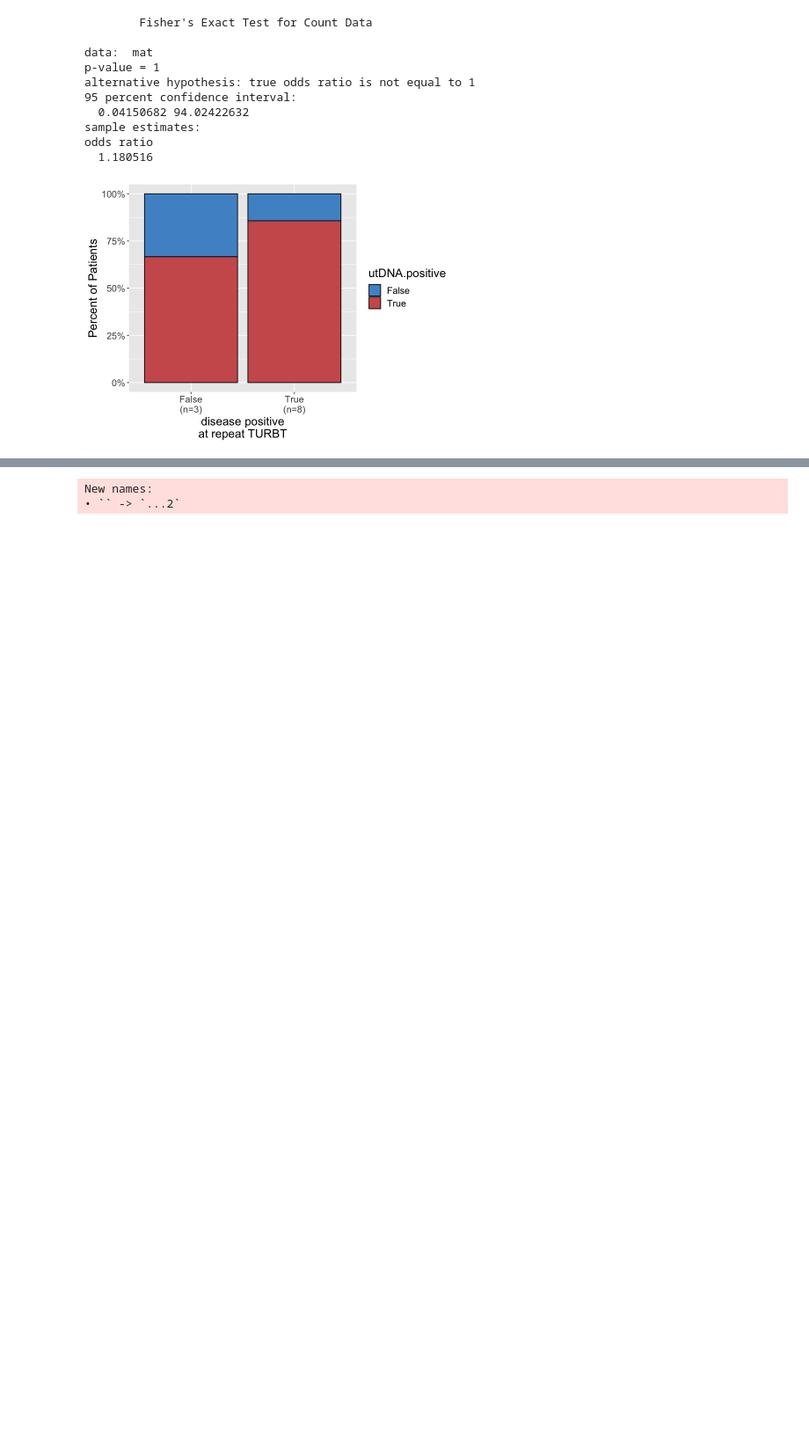
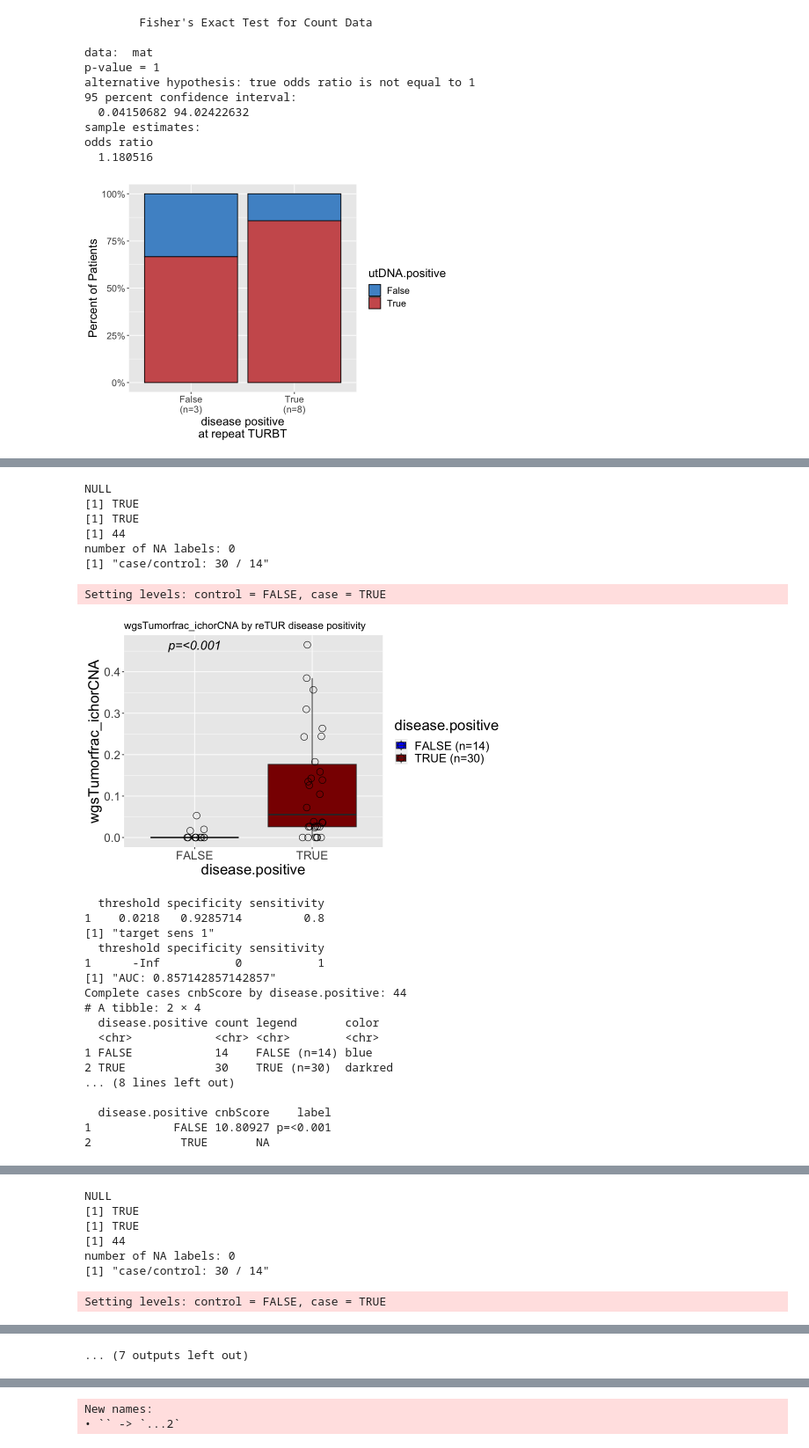
Before and after one commit to billiegould/R-functions-for-stats-and-plotting, a Jupyter notebook: notebooks/NMIBC_MRD_analysis.ipynb, the cells around one changed output, grey strips where cells are left out. Shown at 88% size. Saved outputs shown, nothing was run; the diff lists cells and outputs as text; code cells hidden in the pictures; blank space fills up the shorter version.

Commit message:
new notebooks and personal function updates Oct 6 2023

```diff
--- a/notebooks/NMIBC_MRD_analysis.ipynb
+++ b/notebooks/NMIBC_MRD_analysis.ipynb
@@ -733,0 +699,7 @@ A data.frame: 10 × 2
+# %%
+df_urine_lpwgs_pre = df_lpwgs_all %>% filter(StudyVisit=="Pre-Repeat TURBT", SampleType=="Urine")
+nrow(df_urine_pre) # 44
+# df = df_urine_pre %>%
+#     select(PatientID, StudyVisit, disease.positive, wgsTumorfrac_ichorCNA) %>% arrange(PatientID)
+# write.csv(df, "./pre_repeat_urine_WGS_TF_list.csv", row.names=F)
+source("~/Desktop/puffin/R/helper_functions.R")
@@ -733,0 +730,11 @@ A data.frame: 10 × 2
+# %%
+# correlation of LPWGS with disease positivity and prediction AUCs
+for (stat in c('wgsTumorfrac_ichorCNA', 'cnbScore', 'wgsTumorfrac_EM')){
+    options(repr.plot.width=8, repr.plot.height=5)
+    g <- quick_boxplot(df_urine_lpwgs_pre, x="disease.positive",y=stat, colors=c("FALSE"="blue","TRUE"="darkred"),
+                       log.axes = FALSE, plot.title = glue("{stat} by reTUR disease positivity"))
+    show(g)
+    get_sens_spec(df_urine_lpwgs_pre, "disease.positive", stat,
+                  target_sens=1.0, title=glue("Predict disease positivity by {stat}"))
+}
+# %% [output]
@@ -733,0 +761,25 @@ A data.frame: 10 × 2
+NULL
+[1] TRUE
+[1] TRUE
+[1] 44
+number of NA labels: 0
+[1] "case/control: 30 / 14"
+Setting levels: control = FALSE, case = TRUE
+[figure, added]
+  threshold specificity sensitivity
+1    0.0218   0.9285714         0.8
+[1] "target sens 1"
+  threshold specificity sensitivity
+1      -Inf           0           1
+[1] "AUC: 0.857142857142857"
+Complete cases cnbScore by disease.positive: 44
+# A tibble: 2 × 4
+  disease.positive count legend       color
+  <chr>            <chr> <chr>        <chr>
+1 FALSE            14    FALSE (n=14) blue
+2 TRUE             30    TRUE (n=30)  darkred
+... (8 lines left out)
+
+  disease.positive cnbScore    label
+1            FALSE 10.80927 p=<0.001
+2             TRUE       NA
@@ -733,0 +788,7 @@ A data.frame: 10 × 2
+NULL
+[1] TRUE
+[1] TRUE
+[1] 44
+number of NA labels: 0
+[1] "case/control: 30 / 14"
+Setting levels: control = FALSE, case = TRUE
@@ -733,0 +814 @@ A data.frame: 10 × 2
+... (7 outputs left out)
```
Also changed, not shown: parts of 30 cells of this notebook, 10 other files.
